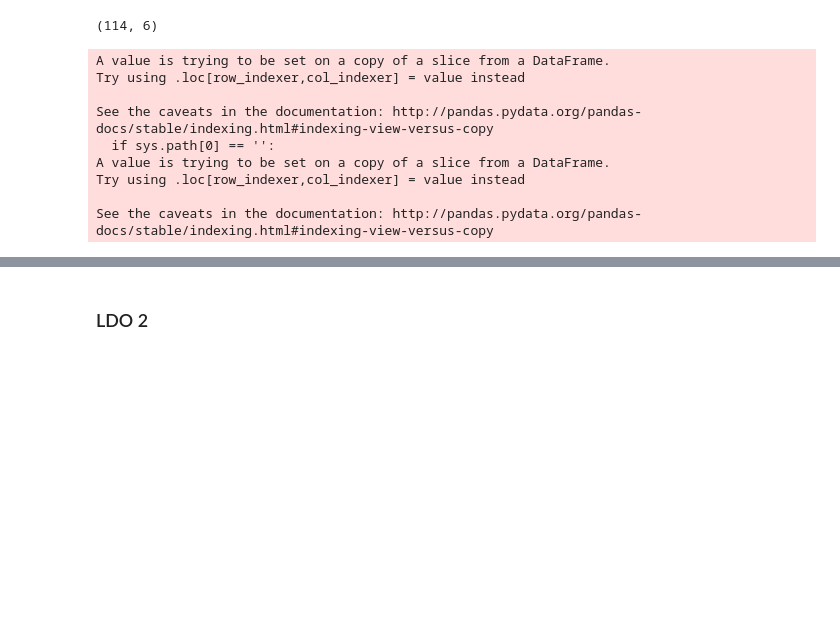
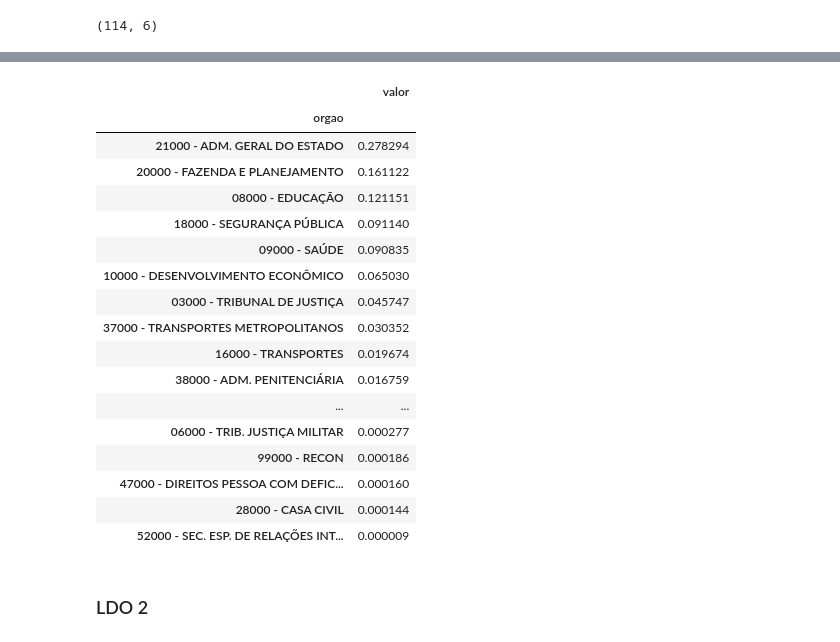
Before and after one commit to d116626/orcamento_sp, a Jupyter notebook: orcamentos/ldo.ipynb, the cells around one changed output, grey strips where cells are left out. Saved outputs shown, nothing was run; the diff lists cells and outputs as text; code cells hidden in the pictures; blank space fills up the shorter version.

```diff
--- a/orcamentos/ldo.ipynb
+++ b/orcamentos/ldo.ipynb
@@ -43,4 +41,5 @@ indexes_programas = list(df_programas.index)
 # %%
+indexes = list(df_programas.index)
 df_final = pd.DataFrame()
 
 for i in range(len(indexes)):
@@ -73,16 +72,6 @@ rename = {
     5:'programa'
 }
 df_final = df_final.rename(columns=rename)
-# %% [output]
-A value is trying to be set on a copy of a slice from a DataFrame.
-Try using .loc[row_indexer,col_indexer] = value instead
-
-See the caveats in the documentation: http://pandas.pydata.org/pandas-docs/stable/indexing.html#indexing-view-versus-copy
-  if sys.path[0] == '':
-A value is trying to be set on a copy of a slice from a DataFrame.
-Try using .loc[row_indexer,col_indexer] = value instead
-
-See the caveats in the documentation: http://pandas.pydata.org/pandas-docs/stable/indexing.html#indexing-view-versus-copy
 # %%
 cols = ['programa', 'acao', 'indicador de produto (unidade de medida)' ,'meta','orgao','valor']
 df_final = df_final[cols]
@@ -91,8 +80,32 @@ df_final.head(2)
 |  | programa | acao | indicador de produto (unidade de ... | meta | orgao | valor |
 | 9 | PROGRAMA: 0000 - ENCARGOS GERAIS | 4812 - PAGAMENTO DE AÇÕES INDENIZ... | NaN | NaN | 40000 - PROCURADORIA\rGERAL | 800000000.0 |
 | 10 | PROGRAMA: 0000 - ENCARGOS GERAIS | 5027 - PAGAMENTO DE BENEFÍCIOS AS... | NaN | NaN | 21000 - ADM. GERAL DO\rESTADO | 40587539.0 |
+# %%
+for col in df_final.columns:
+
+    if col!='valor':
+        df_final[col] = df_final[col].str.replace('\r',' ')
 # %%
-# df_final.groupby(by='orgao').sum().sort_values(by='valor', ascending=False)/df_final['valor'].sum()
+df_final.groupby(by='orgao').sum().sort_values(by='valor', ascending=False)/df_final['valor'].sum()
+# %% [output]
+|  | valor |
+| orgao |  |
+| 21000 - ADM. GERAL DO ESTADO | 0.278294 |
+| 20000 - FAZENDA E PLANEJAMENTO | 0.161122 |
+| 08000 - EDUCAÇÃO | 0.121151 |
+| 18000 - SEGURANÇA PÚBLICA | 0.091140 |
+| 09000 - SAÚDE | 0.090835 |
+| 10000 - DESENVOLVIMENTO ECONÔMICO | 0.065030 |
+| 03000 - TRIBUNAL DE JUSTIÇA | 0.045747 |
+| 37000 - TRANSPORTES METROPOLITANOS | 0.030352 |
+| 16000 - TRANSPORTES | 0.019674 |
+| 38000 - ADM. PENITENCIÁRIA | 0.016759 |
+| ... | ... |
+| 06000 - TRIB. JUSTIÇA MILITAR | 0.000277 |
+| 99000 - RECON | 0.000186 |
+| 47000 - DIREITOS PESSOA COM DEFIC... | 0.000160 |
+| 28000 - CASA CIVIL | 0.000144 |
+| 52000 - SEC. ESP. DE RELAÇÕES INT... | 0.000009 |
 # %%
 # df_final.to_excel('ldo_1.xlsx', encoding='utf-8', index=False)
 # %% [markdown]
```
Also changed, not shown: parts of 30 cells of this notebook, 7 other files.
